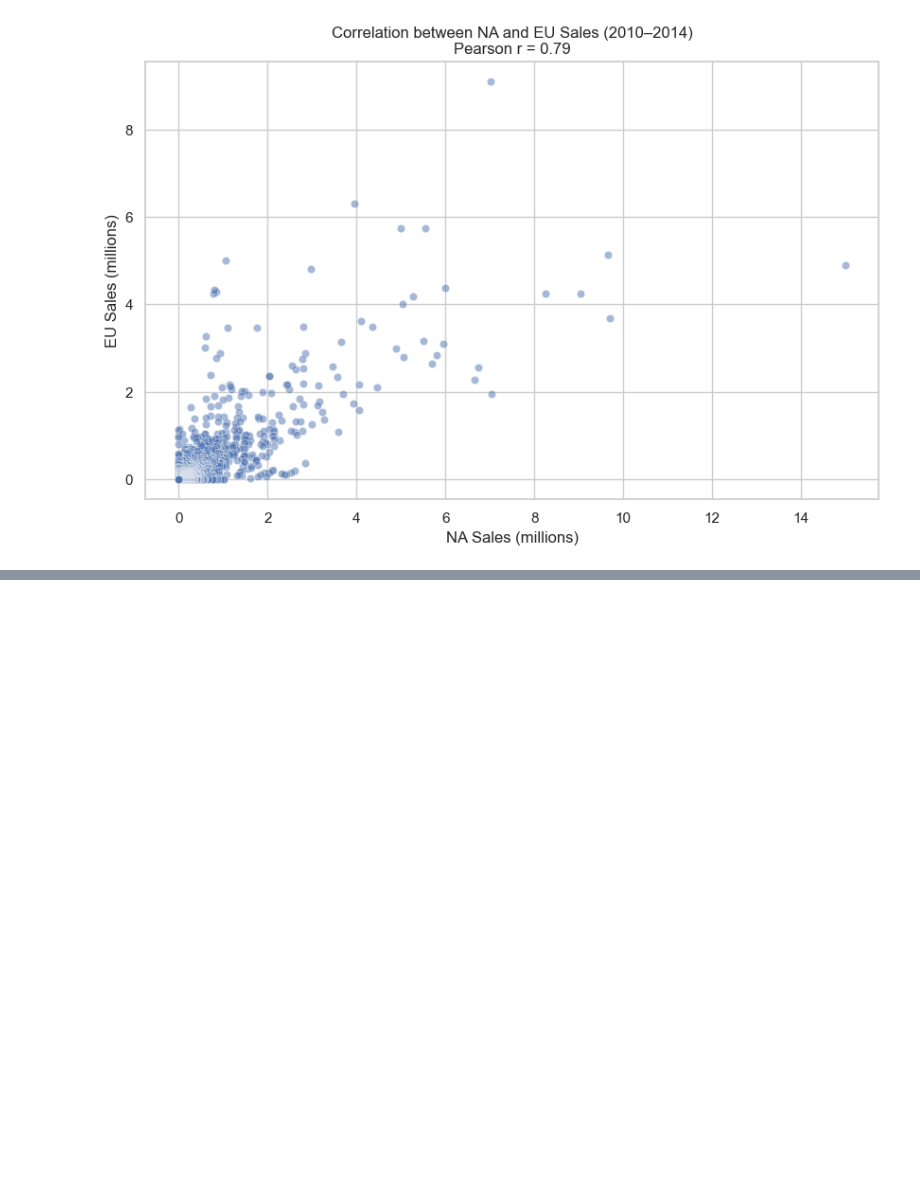
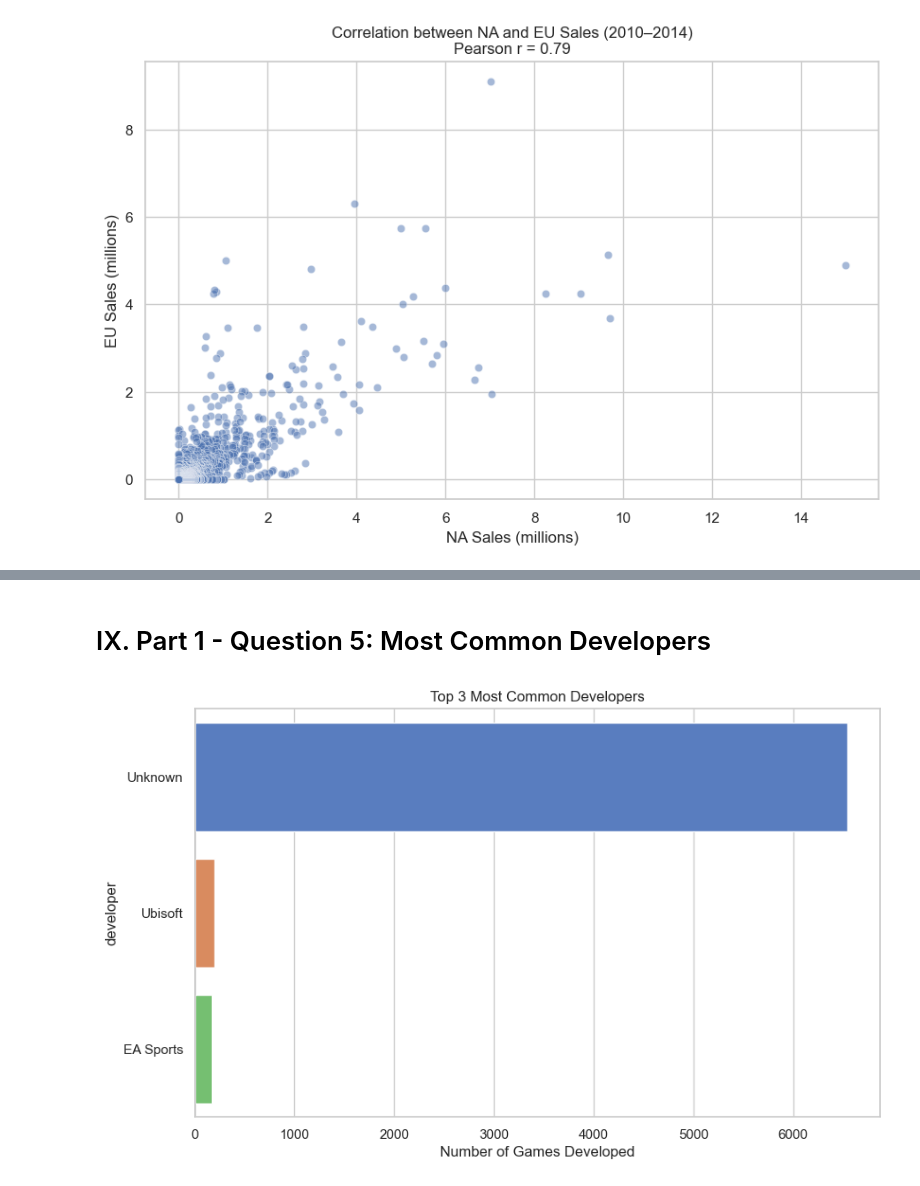
Before and after one commit to Maria8989/Data-Visualisations, a Jupyter notebook: Maria G Garcia Macedo_DPrepHDip_CA1.ipynb, the cells around one changed output, grey strips where cells are left out. Saved outputs shown, nothing was run; the diff lists cells and outputs as text; code cells hidden in the pictures; blank space fills up the shorter version.

```diff
--- a/Maria G Garcia Macedo_DPrepHDip_CA1.ipynb
+++ b/Maria G Garcia Macedo_DPrepHDip_CA1.ipynb
@@ -285,0 +311,11 @@ plt.show()
+# %% [markdown]
+# IX. Part 1 - Question 5: Most Common Developers
+# %%
+top_devs = df["developer"].value_counts().head(3)
+
+sns.barplot(x=top_devs.values, y=top_devs.index, palette="muted")
+plt.title("Top 3 Most Common Developers")
+plt.xlabel("Number of Games Developed")
+plt.show()
+# %% [output]
+[figure, added]
```
Also changed, not shown: parts of 4 cells of this notebook.
